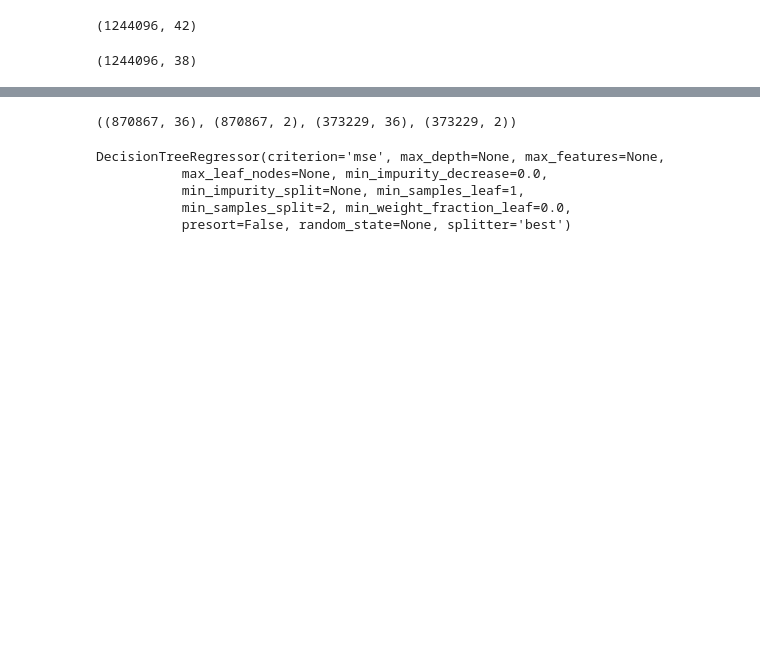
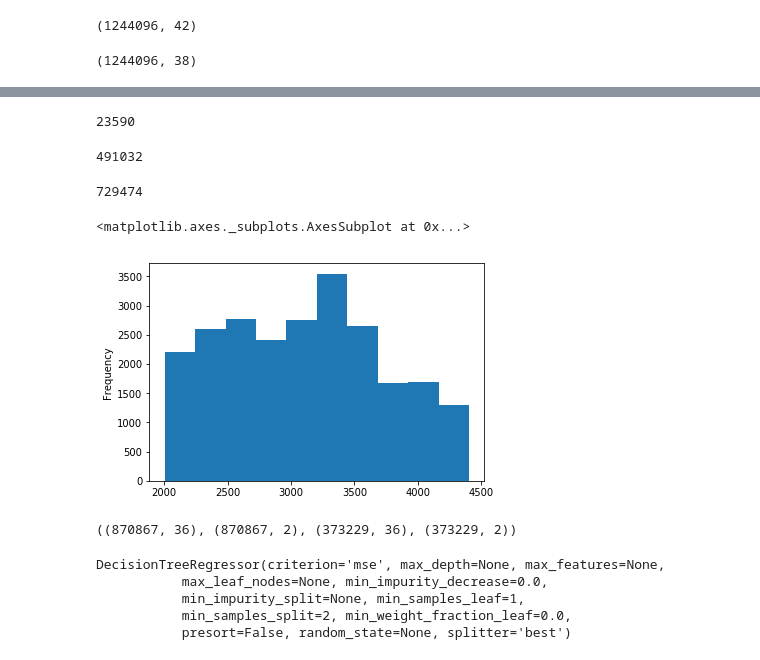
Before and after one commit to luisantonioig/financial_behavior, a Jupyter notebook: Financial Behavior.ipynb, the cells around one changed output, grey strips where cells are left out. Drawn from its saved outputs; the diff is of its cells as text; code cells hidden in the pictures; blank space fills up the shorter version.

```diff
--- a/Financial Behavior.ipynb
+++ b/Financial Behavior.ipynb
@@ -27,3 +87,20 @@ X = data.drop(["ALTURA_MORA", "MORA_MAXIMA"], axis=1)
+# %%
+y.iloc[:,1][y.iloc[:,1] > 2000].count()
+# %% [output]
+23590
+# %%
+y.iloc[:,1][(y.iloc[:,1] <= 2000) & (0 < y.iloc[:,1])].count()
+# %% [output]
+491032
+# %%
+y.iloc[:,1][y.iloc[:,1] <= 0].count()
+# %% [output]
+729474
+# %%
+y.iloc[:,1][y.iloc[:,1] > 2000].plot(kind="hist")
+# %% [output]
+<matplotlib.axes._subplots.AxesSubplot at 0x...>
+[figure, added]
 # %%
 from sklearn.model_selection import train_test_split
 X_train, X_test,y_train,y_test = train_test_split(X, y, test_size=0.3, random_state = 0)
```
Also changed, not shown: parts of 12 cells of this notebook.
